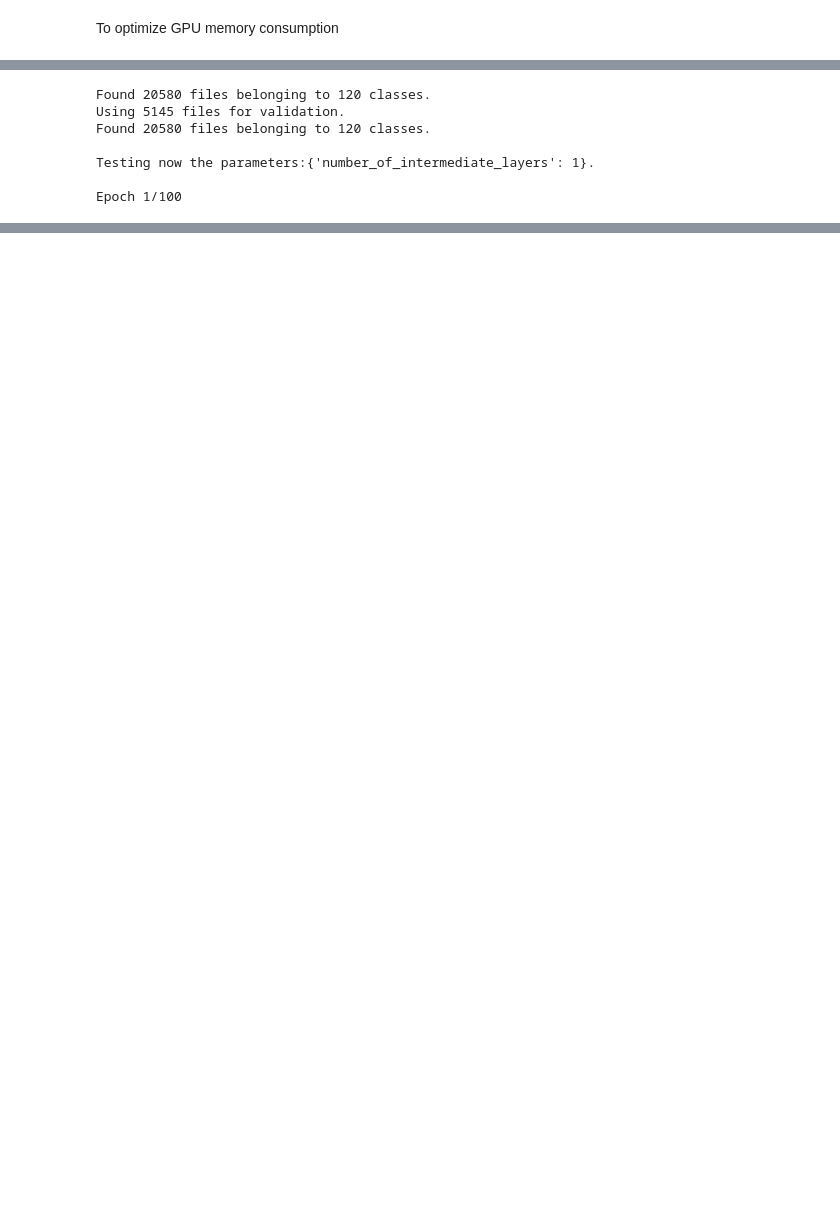
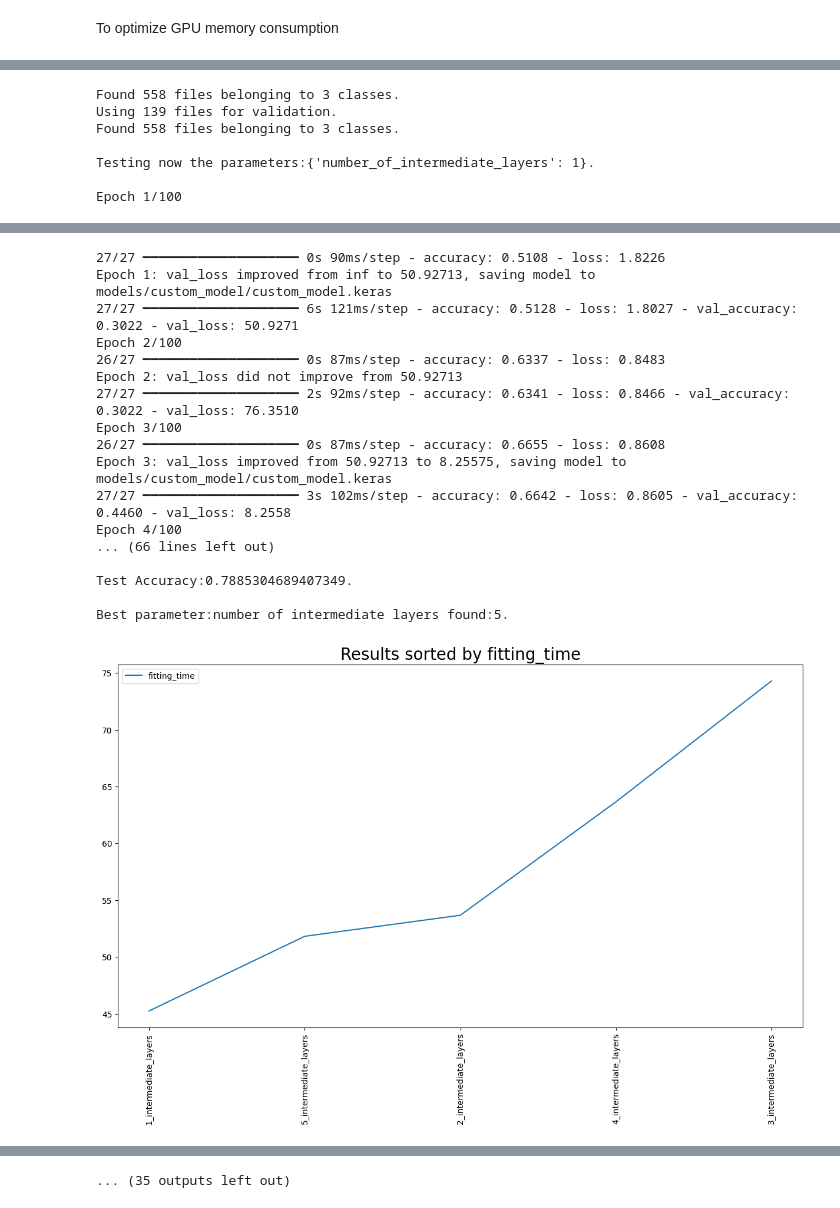
Before and after one commit to xbarrelet/ml-project-6, a Jupyter notebook: Barrelet_Xavier_2_model_perso_092024.ipynb, the cells around one changed output, grey strips where cells are left out. Saved outputs shown, nothing was run; the diff lists cells and outputs as text; code cells hidden in the pictures; blank space fills up the shorter version.

```diff
--- a/Barrelet_Xavier_2_model_perso_092024.ipynb
+++ b/Barrelet_Xavier_2_model_perso_092024.ipynb
@@ -19,6 +19,6 @@ To enable the following instructions: AVX2 FMA, in other operations, rebuild Ten
 # %%
 IMAGES_PATH = "resources/Images"
-CROPPED_IMAGES_PATH = "resources/Cropped_Images"
+CROPPED_IMAGES_PATH = "resources/Cropped_Images2"
 MODELS_PATH = "models/custom_model"
 MODEL_SAVE_PATH = f"{MODELS_PATH}/custom_model.keras"
 # %% [markdown]
@@ -155,8 +155,8 @@ if __name__ == '__main__':
     remove_last_generated_models()
 
     image_size = (224, 224)
-    batch_size = 4
-    labels_number = 120
+    batch_size = 16
+    labels_number = 3
 
     dataset_train = get_dataset(CROPPED_IMAGES_PATH, image_size, batch_size, validation_split=0.25,
                                 data_type='training')
@@ -301,10 +301,10 @@ if __name__ == '__main__':
 
     results = []
     for hyperparameters in [
-        {"name": "batch_size_4", "parameters": {"batch_size": 1}},
-        {"name": "batch_size_8", "parameters": {"batch_size": 2}},
-        {"name": "batch_size_16", "parameters": {"batch_size": 4}},
-        {"name": "batch_size_32", "parameters": {"batch_size": 8}},
+        {"name": "batch_size_4", "parameters": {"batch_size": 4}},
+        {"name": "batch_size_8", "parameters": {"batch_size": 8}},
+        {"name": "batch_size_16", "parameters": {"batch_size": 16}},
+        {"name": "batch_size_32", "parameters": {"batch_size": 32}},
     ]:
         print(f"Testing now the parameters:{hyperparameters["parameters"]}.\n")
         model = create_model(input_shape=image_size + (3,), labels_number=labels_number,
@@ -352,6 +352,6 @@ Using 15435 files for training.
-Found 20580 files belonging to 120 classes.
-Using 5145 files for validation.
-Found 20580 files belonging to 120 classes.
+Found 558 files belonging to 3 classes.
+Using 139 files for validation.
+Found 558 files belonging to 3 classes.
 
 Testing now the parameters:{'number_of_intermediate_layers': 1}.
 
@@ -376,0 +378,18 @@ Epoch 57/100
+27/27 ━━━━━━━━━━━━━━━━━━━━ 0s 90ms/step - accuracy: 0.5108 - loss: 1.8226
+Epoch 1: val_loss improved from inf to 50.92713, saving model to models/custom_model/custom_model.keras
+27/27 ━━━━━━━━━━━━━━━━━━━━ 6s 121ms/step - accuracy: 0.5128 - loss: 1.8027 - val_accuracy: 0.3022 - val_loss: 50.9271
+Epoch 2/100
+26/27 ━━━━━━━━━━━━━━━━━━━━ 0s 87ms/step - accuracy: 0.6337 - loss: 0.8483
+Epoch 2: val_loss did not improve from 50.92713
+27/27 ━━━━━━━━━━━━━━━━━━━━ 2s 92ms/step - accuracy: 0.6341 - loss: 0.8466 - val_accuracy: 0.3022 - val_loss: 76.3510
+Epoch 3/100
+26/27 ━━━━━━━━━━━━━━━━━━━━ 0s 87ms/step - accuracy: 0.6655 - loss: 0.8608
+Epoch 3: val_loss improved from 50.92713 to 8.25575, saving model to models/custom_model/custom_model.keras
+27/27 ━━━━━━━━━━━━━━━━━━━━ 3s 102ms/step - accuracy: 0.6642 - loss: 0.8605 - val_accuracy: 0.4460 - val_loss: 8.2558
+Epoch 4/100
+... (66 lines left out)
+
+Test Accuracy:0.7885304689407349.
+
+Best parameter:number of intermediate layers found:5.
+[figure, added]
@@ -376,0 +416 @@ Epoch 57/100
+... (35 outputs left out)
```
Also changed, not shown: parts of 2 cells of this notebook, 1 other file.
